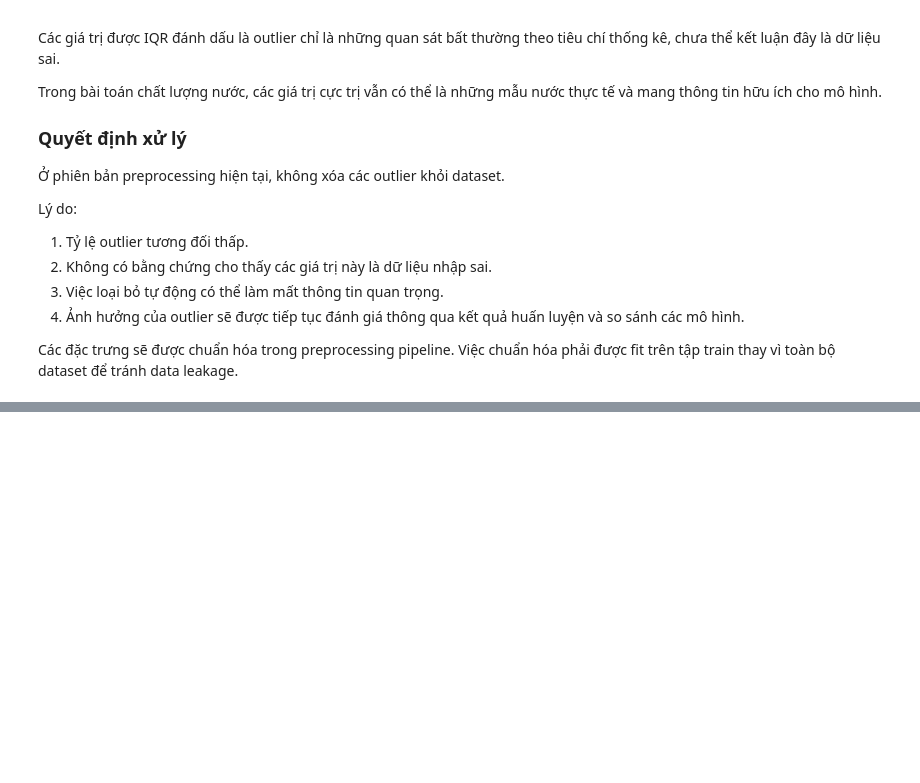
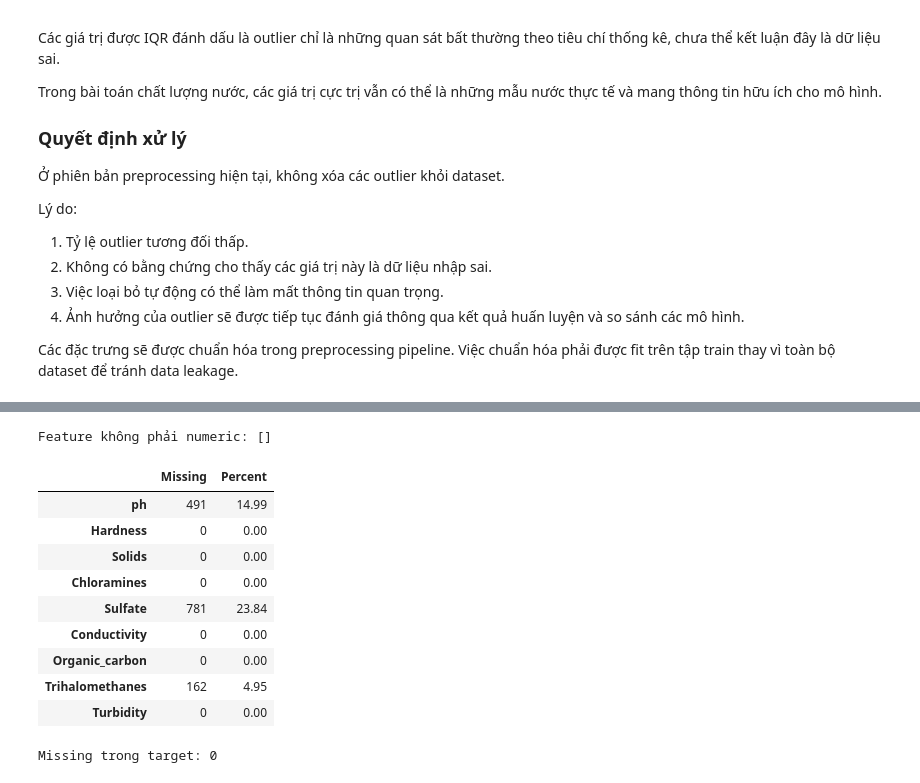
Before and after one commit to hoangthiyen01112005-ux/WaterQualityProject, a Jupyter notebook: ai-models/colab/02_preprocess.ipynb, the cells around one changed output, grey strips where cells are left out. Drawn from its saved outputs; the diff is of its cells as text; code cells hidden in the pictures; blank space fills up the shorter version.

Commit message:
preprocess: define features and target

```diff
--- a/ai-models/colab/02_preprocess.ipynb
+++ b/ai-models/colab/02_preprocess.ipynb
@@ -212,0 +236,15 @@ Việc chuẩn hóa phải được fit trên tập train thay vì toàn bộ da
+# %%
+feature_columns = [
+    "ph",
+    "Hardness",
+    "Solids",
+    "Chloramines",
+    "Sulfate",
+    "Conductivity",
+    "Organic_carbon",
+    "Trihalomethanes",
+    "Turbidity"
+]
+
+print("Số lượng feature:", len(feature_columns))
+print("Feature:", feature_columns)
@@ -212,0 +271,6 @@ Việc chuẩn hóa phải được fit trên tập train thay vì toàn bộ da
+# %%
+X = df[feature_columns].copy()
+y = df[TARGET_COLUMN].copy()
+
+print("Shape X:", X.shape)
+print("Shape y:", y.shape)
@@ -212,0 +313,32 @@ Việc chuẩn hóa phải được fit trên tập train thay vì toàn bộ da
+# %%
+non_numeric_features = X.select_dtypes(
+    exclude=np.number
+).columns.tolist()
+
+print("Feature không phải numeric:", non_numeric_features)
+# %% [output]
+Feature không phải numeric: []
+# %%
+X_missing = pd.DataFrame({
+    "Missing": X.isnull().sum(),
+    "Percent": (
+        X.isnull().mean() * 100
+    ).round(2)
+})
+
+X_missing
+# %% [output]
+|  | Missing | Percent |
+| ph | 491 | 14.99 |
+| Hardness | 0 | 0.00 |
+| Solids | 0 | 0.00 |
+| Chloramines | 0 | 0.00 |
+| Sulfate | 781 | 23.84 |
+| Conductivity | 0 | 0.00 |
+| Organic_carbon | 0 | 0.00 |
+| Trihalomethanes | 162 | 4.95 |
+| Turbidity | 0 | 0.00 |
+# %%
+print("Missing trong target:", y.isnull().sum())
+# %% [output]
+Missing trong target: 0
```
Also changed, not shown: parts of 9 cells of this notebook.
